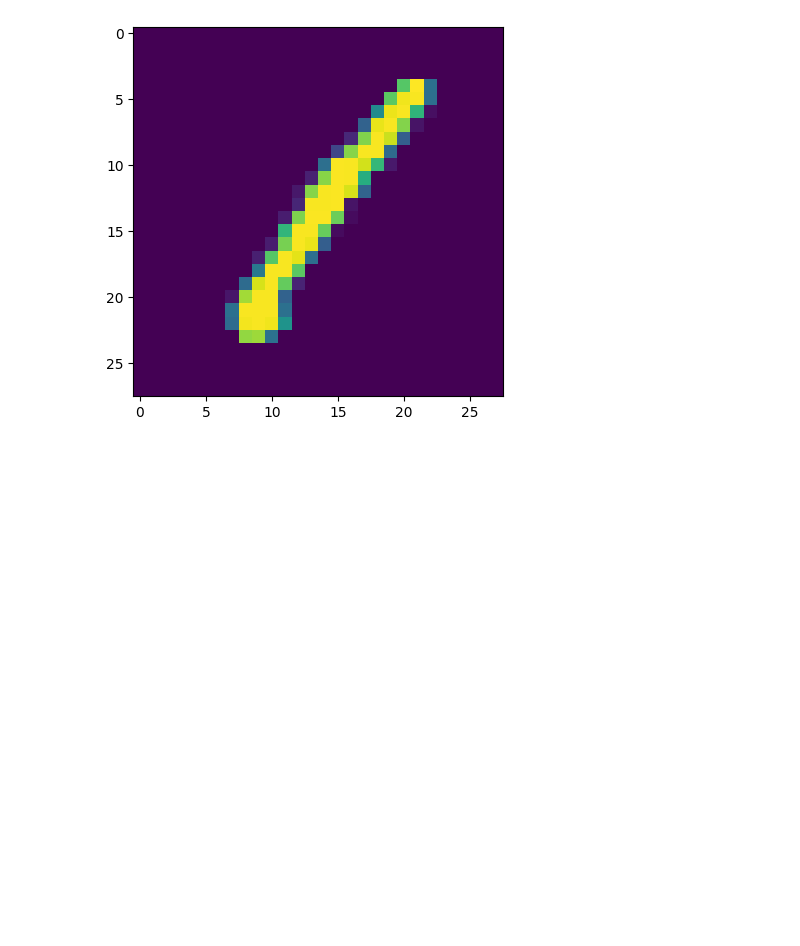
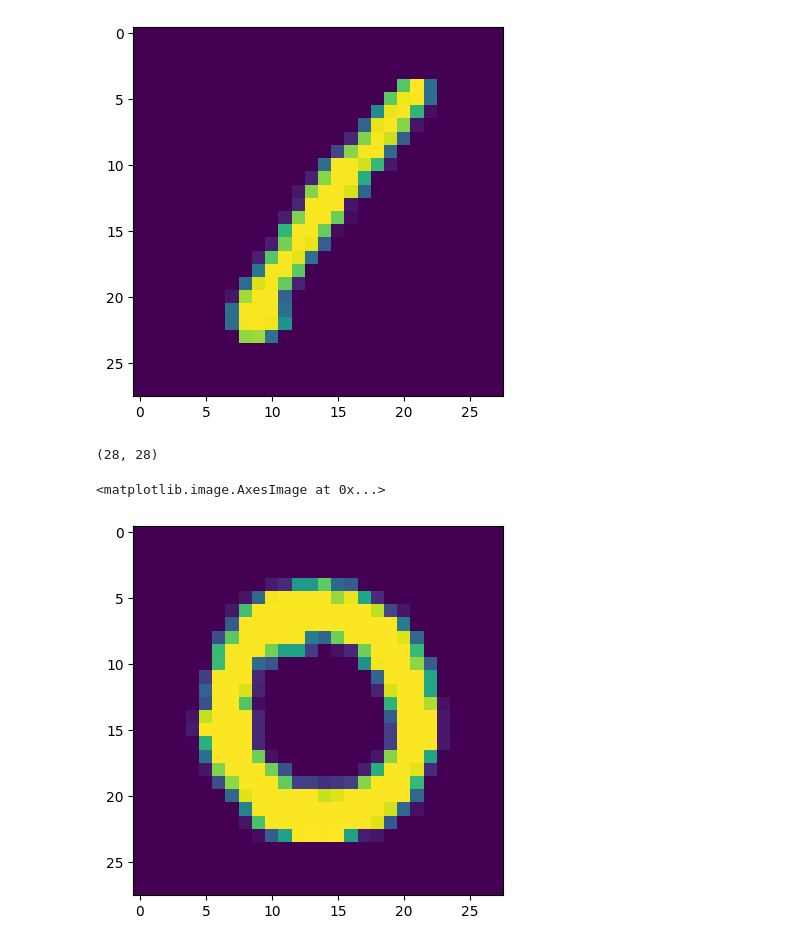
Before and after one commit to lalitha-sahitya/Handwritten-digit-recognition, a Jupyter notebook: ieee_digit_competition.ipynb, the cells around one changed output. Drawn from its saved outputs; the diff is of its cells as text; code cells hidden in the pictures; blank space fills up the shorter version.

```diff
--- a/ieee_digit_competition.ipynb
+++ b/ieee_digit_competition.ipynb
@@ -78,3 +78,12 @@ data=data.drop('label',axis=1)
 train=[]
 for i in range(len(data)):
   train.append(data.iloc[i,].values.reshape(28,28))
+# %%
+train[0].shape
+# %% [output]
+(28, 28)
+# %%
+plt.imshow(train[1])
+# %% [output]
+<matplotlib.image.AxesImage at 0x...>
+[figure, added]
```
Also changed, not shown: parts of 20 cells of this notebook.
